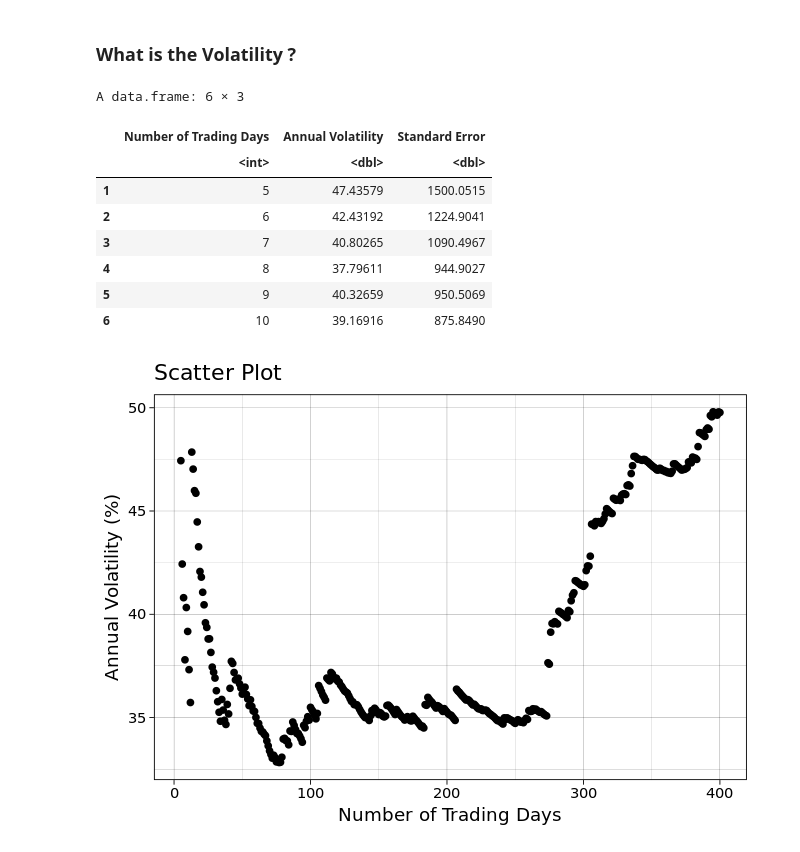
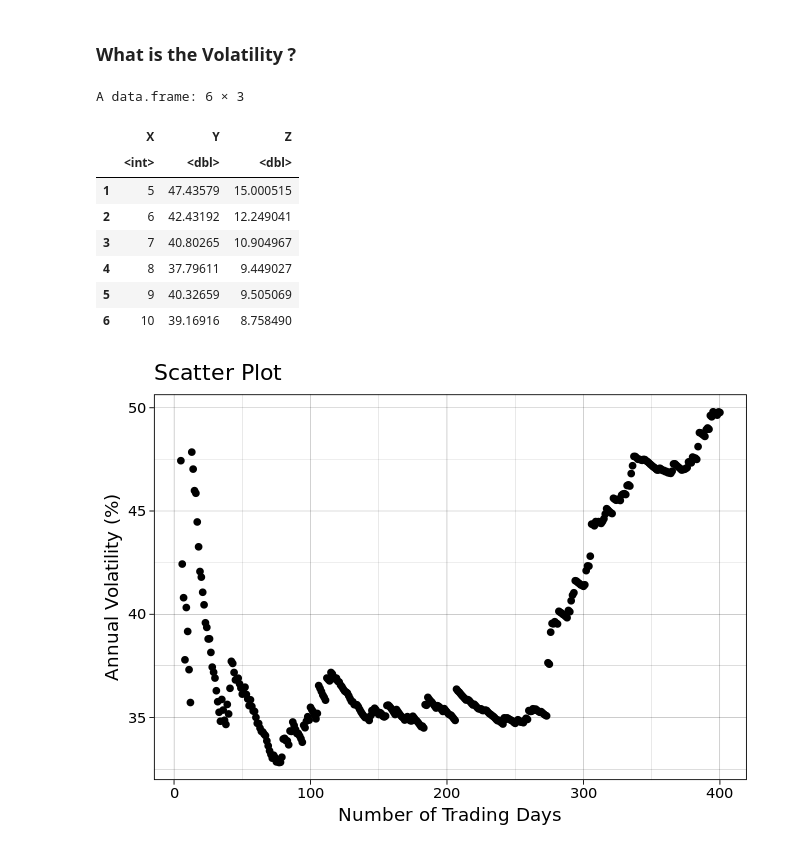
Before and after one commit to Riley25/Pricing-and-Hedging, a Jupyter notebook: FE-620/R/Stock Volatility.ipynb, the cells around one changed output. Cells and saved outputs as stored; diff of their text form; code cells hidden in the pictures.

```diff
--- a/FE-620/R/Stock Volatility.ipynb
+++ b/FE-620/R/Stock Volatility.ipynb
@@ -127,32 +199,32 @@ $$H_{a} = \text{ The errors do not follow a normal distribution. } $$
 # %%
 X = NULL
 Y = NULL
 Z = NULL
 min_value = 5
 count = 0
 for(i in min_value:400){
     count = count + 1
     X[count] = i
 
     Y[count] = (sd(TSLA_STOCK$log_returns[1:i]) * sqrt(252)) *  100
 
     # Standard error...
-    Z[count] = (Y[count] / sqrt(2 * i)) * 100
+    Z[count] = (Y[count] / sqrt(2 * i))
 }
 
 df = data.frame(X, Y, Z)
-colnames(df) = c("Number of Trading Days", "Annual Volatility",  "Standard Error")
+#colnames(df) = c("Number of Trading Days", "Annual Volatility",  "Standard Error")
 head(df)
 # %% [output]
 A data.frame: 6 × 3
-|  | Number of Trading Days | Annual Volatility | Standard Error |
+|  | X | Y | Z |
 |  | <int> | <dbl> | <dbl> |
-| 1 | 5 | 47.43579 | 1500.0515 |
-| 2 | 6 | 42.43192 | 1224.9041 |
-| 3 | 7 | 40.80265 | 1090.4967 |
-| 4 | 8 | 37.79611 | 944.9027 |
-| 5 | 9 | 40.32659 | 950.5069 |
-| 6 | 10 | 39.16916 | 875.8490 |
+| 1 | 5 | 47.43579 | 15.000515 |
+| 2 | 6 | 42.43192 | 12.249041 |
+| 3 | 7 | 40.80265 | 10.904967 |
+| 4 | 8 | 37.79611 | 9.449027 |
+| 5 | 9 | 40.32659 | 9.505069 |
+| 6 | 10 | 39.16916 | 8.758490 |
 # %%
 plot_1 <- ggplot(df) +
   geom_point(aes(x = X, y = Y))+
```
Also changed, not shown: parts of 14 cells of this notebook, 3 other files.
